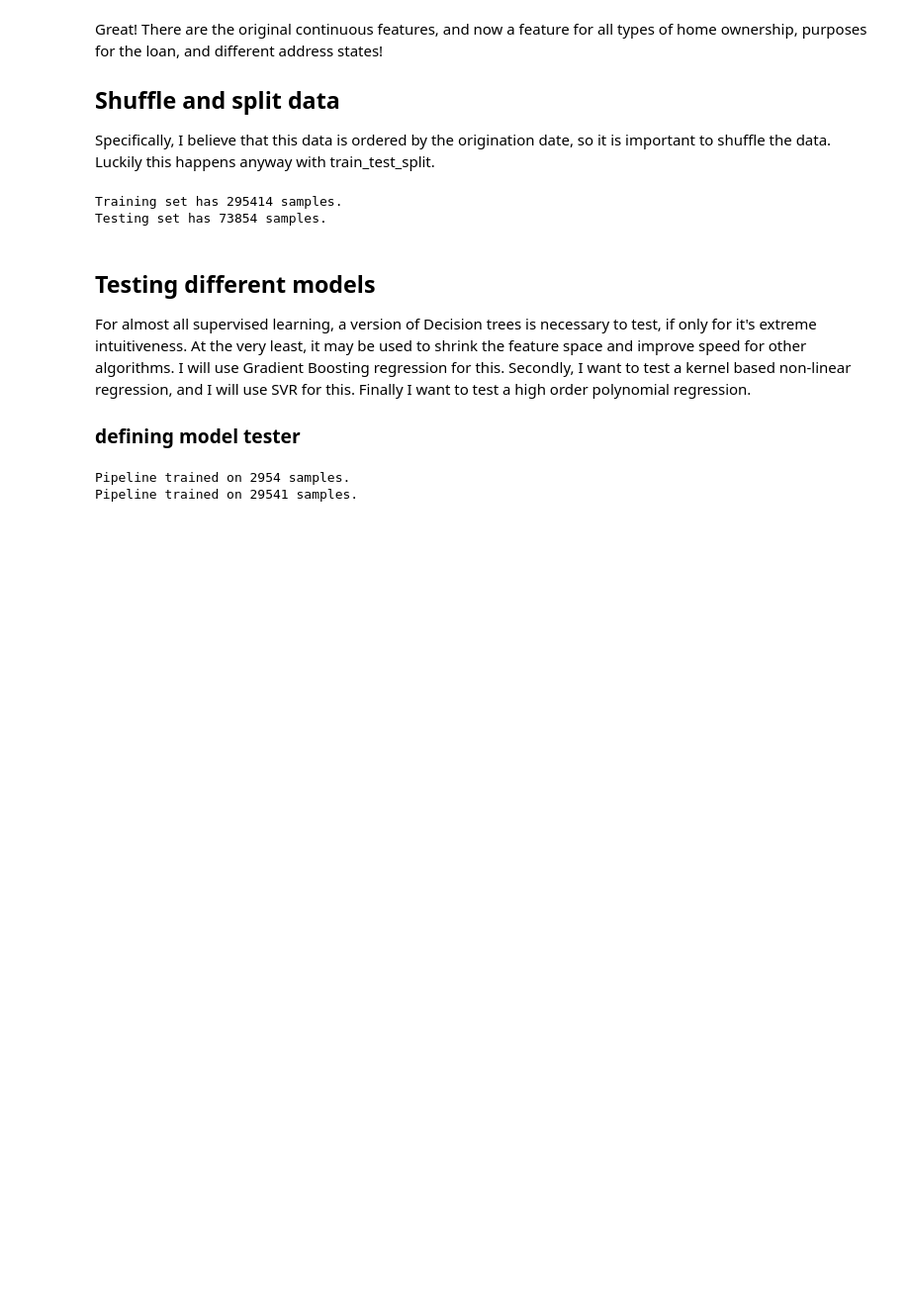
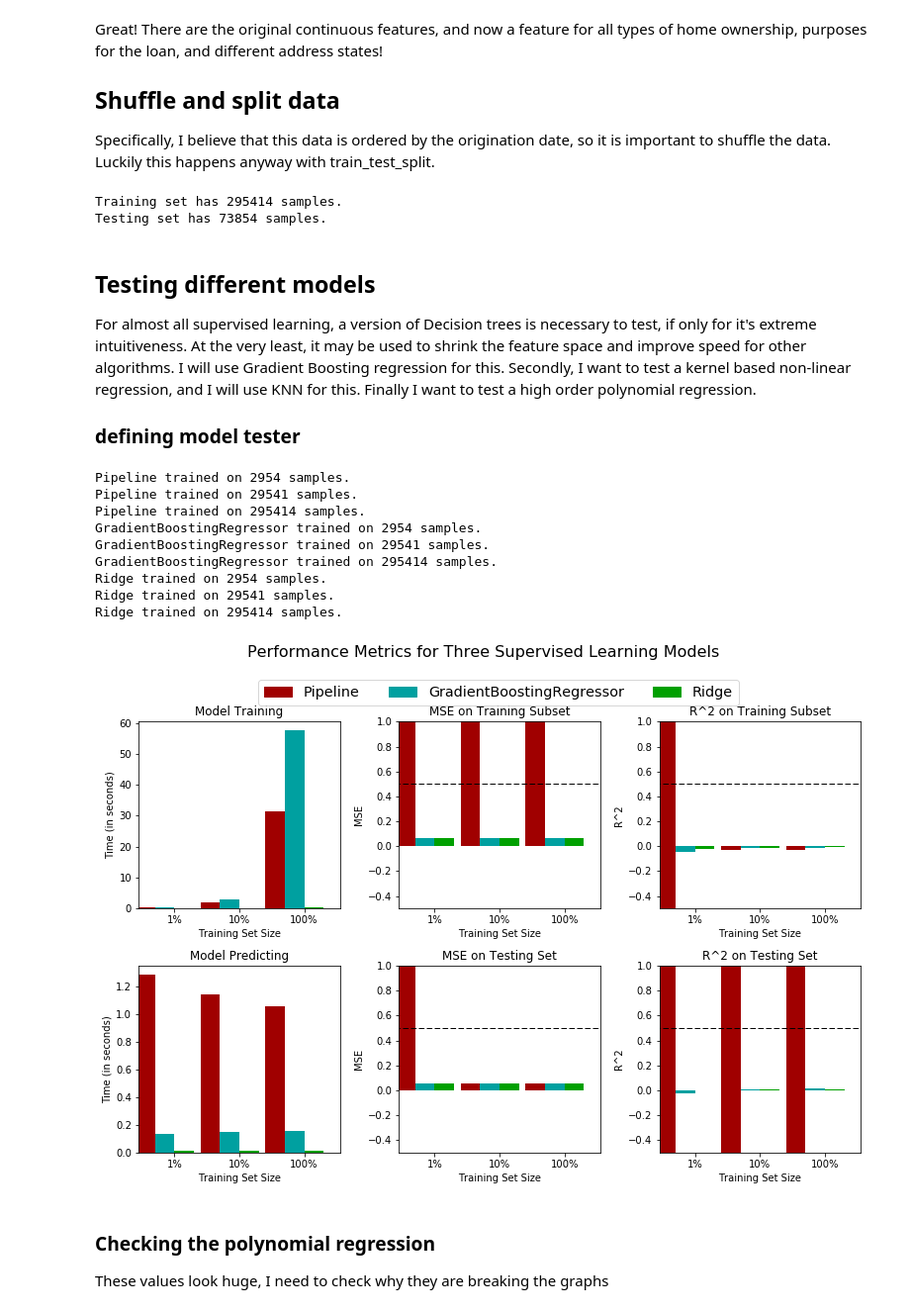
Before and after one commit to mccormd1/LCandR, a Jupyter notebook: LC_python/LC_MLtrain.ipynb, the cells around one changed output. Shown at 99% size. Drawn from its saved outputs; the diff is of its cells as text; code cells hidden in the pictures; blank space fills up the shorter version.

```diff
--- a/LC_python/LC_MLtrain.ipynb
+++ b/LC_python/LC_MLtrain.ipynb
@@ -241,7 +243,7 @@ Testing set has 73854 samples.
 # %% [markdown]
 ## Testing different models
 
-For almost all supervised learning, a version of Decision trees is necessary to test, if only for it's extreme intuitiveness. At the very least, it may be used to shrink the feature space and improve speed for other algorithms. I will use Gradient Boosting regression for this. Secondly, I want to test a kernel based non-linear regression, and I will use SVR for this. Finally I want to test a high order polynomial regression.
+For almost all supervised learning, a version of Decision trees is necessary to test, if only for it's extreme intuitiveness. At the very least, it may be used to shrink the feature space and improve speed for other algorithms. I will use Gradient Boosting regression for this. Secondly, I want to test a kernel based non-linear regression, and I will use KNN for this. Finally I want to test a high order polynomial regression.
 
 ### defining model tester
 # %%
@@ -271,20 +273,20 @@ def train_predict(learner, sample_size, X_train, y_train, X_test, y_test):
     #       then get predictions on the first 300 training samples
     start = time() # Get start time
     predictions_test = clf.predict(X_test)
-    predictions_train = clf.predict(X_train[:3000])
+    predictions_train = clf.predict(X_train[:300])
     end = time() # Get end time
 
     # Calculate the total prediction time
     results['pred_time'] = end-start
 
     # Compute mean square error on the first 300 training samples
-    results['mse_train'] = mean_squared_error(y_train[:3000],predictions_train)
+    results['mse_train'] = mean_squared_error(y_train[:300],predictions_train)
 
     # Compute mean square error on test set
     results['mse_test'] = mean_squared_error(y_test,predictions_test)
 
     # Compute R^2 on the the first 300 training samples
-    results['R2_train'] = r2_score(y_train[:3000],predictions_train)
+    results['R2_train'] = r2_score(y_train[:300],predictions_train)
 
     # Compute R^2 on the test set
     results['R2_test'] = r2_score(y_test,predictions_test)
@@ -297,33 +299,45 @@ def train_predict(learner, sample_size, X_train, y_train, X_test, y_test):
 # %%
 from sklearn.svm import SVR
 from sklearn.ensemble import GradientBoostingRegressor
-from sklearn.linear_model import Ridge, LinearRegression
+from sklearn.linear_model import LinearRegression, Ridge
 from sklearn.preprocessing import PolynomialFeatures
 from sklearn.pipeline import make_pipeline
-# TODO: Initialize the three models
-# clf_A = SVR()
+# Initialize models
+
+clf_A = make_pipeline(PolynomialFeatures(2,interaction_only=True),LinearRegression())
 clf_B = GradientBoostingRegressor(random_state=2)
-clf_C = Ridge(alpha=1.0,random_state=3)
-clf_A=make_pipeline(PolynomialFeatures(3,interaction_only=True),LinearRegression())
+clf_C = Ridge()
 
-# TODO: Calculate the number of samples for 1%, 10%, and 100% of the training data
+# Calculate the number of samples for 1%, 10%, and 100% of the training data
 samples_1 = len(y_train.sample(frac=.01))
 samples_10 = len(y_train.sample(frac=.1))
 samples_100 = len(y_train.sample(frac=1))
 
 # Collect results on the learners
 results = {}
 for clf in [clf_A, clf_B, clf_C]: #clf_A,
     clf_name = clf.__class__.__name__
     results[clf_name] = {}
     for i, samples in enumerate([samples_1, samples_10, samples_100]):
         results[clf_name][i] = \
         train_predict(clf, samples, X_train, y_train, X_test, y_test)
 #         print(results[clf])
 
 # Run metrics visualization for the three supervised learning models chosen
 vs.evaluate(results,.5,.5)
 # %% [output]
 Pipeline trained on 2954 samples.
 Pipeline trained on 29541 samples.
+Pipeline trained on 295414 samples.
+GradientBoostingRegressor trained on 2954 samples.
+GradientBoostingRegressor trained on 29541 samples.
+GradientBoostingRegressor trained on 295414 samples.
+Ridge trained on 2954 samples.
+Ridge trained on 29541 samples.
+Ridge trained on 295414 samples.
+[figure, added]
+# %% [markdown]
+### Checking the polynomial regression
+
+These values look huge, I need to check why they are breaking the graphs
 # %%
```
Also changed, not shown: parts of 21 cells of this notebook, 1 other file.
